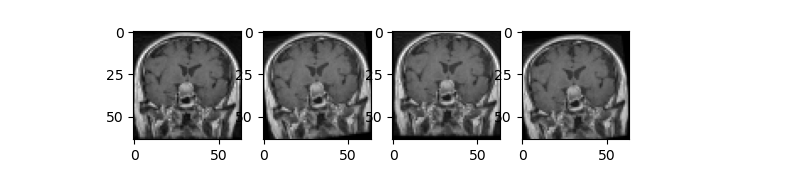
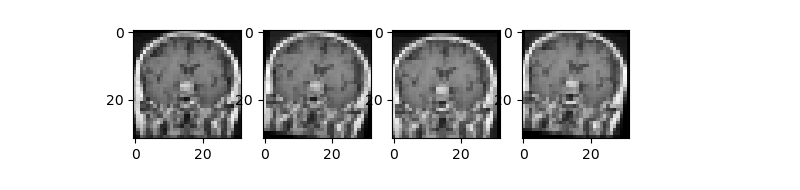
Before and after one commit to naniri04/Ossw_Final, a Jupyter notebook: main.ipynb, the cells around one changed output. Drawn from its saved outputs; the diff is of its cells as text; code cells hidden in the pictures.

```diff
--- a/main.ipynb
+++ b/main.ipynb
@@ -20,6 +22,7 @@ import sklearn.naive_bayes
 from scipy.ndimage import rotate
 # %%
 data = {'gt':[], 'nt':[], 'mt':[], 'pt':[]}
+KEY = ['gt', 'nt', 'mt', 'pt']
 
 def im_to_arr(dfl:list, path:str):
     filenames = os.listdir(path=path)
@@ -81,7 +90,7 @@ def delete_bg(imgarr:np.ndarray, img:Image) -> list:
 
     return [timgarr, timg, wh[0] == 512 and wh[1] == 512]
 # %%
-for k in data.keys():
+for k in KEY:
     length = len(data[k])
     for i in range(length):
         data[k][i] = delete_bg(data[k][i][0], data[k][i][1])
@@ -108,9 +117,9 @@ for k in data.keys():
 # %%
 fig,axes = plt.subplots(1, 4)
 for i in range(4):
-    axes[i].imshow(block_reduce(data['pt'][827*i+3][0], (8,8), np.average), cmap='gray')
+    axes[i].imshow(block_reduce(data['pt'][827*i+3][0], (16,16), np.average), cmap='gray')
 # %% [output]
-[figure, old version]
+[figure, new version]
 # %%
 imgtable = imgshow5x5(list(map(lambda x: x[0], data['pt'])))
 pooled = [block_reduce(np.asarray(imgtable[i]), (16, 16), np.max) for i in range(25)]
```
Also changed, not shown: parts of 11 cells of this notebook.
